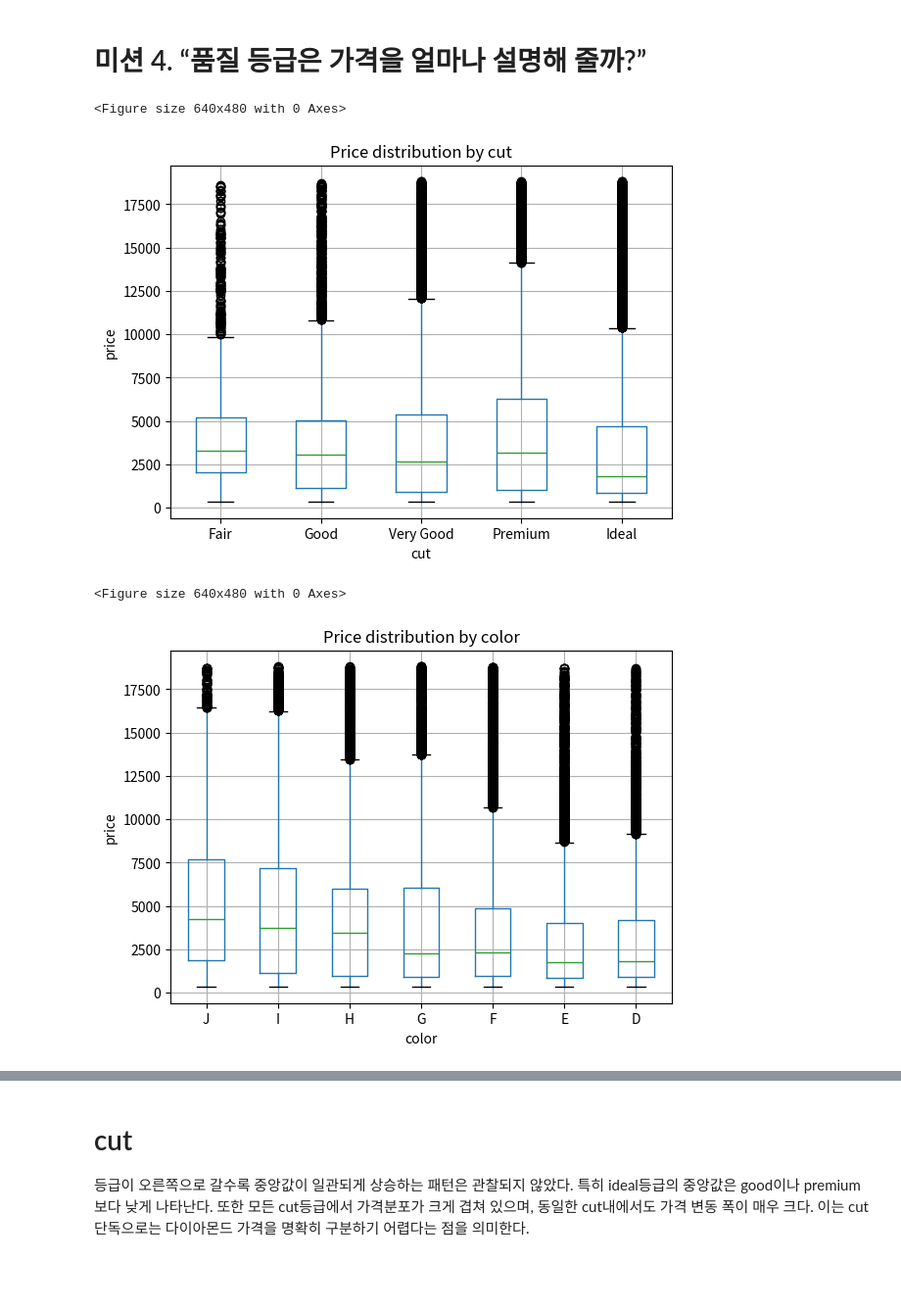
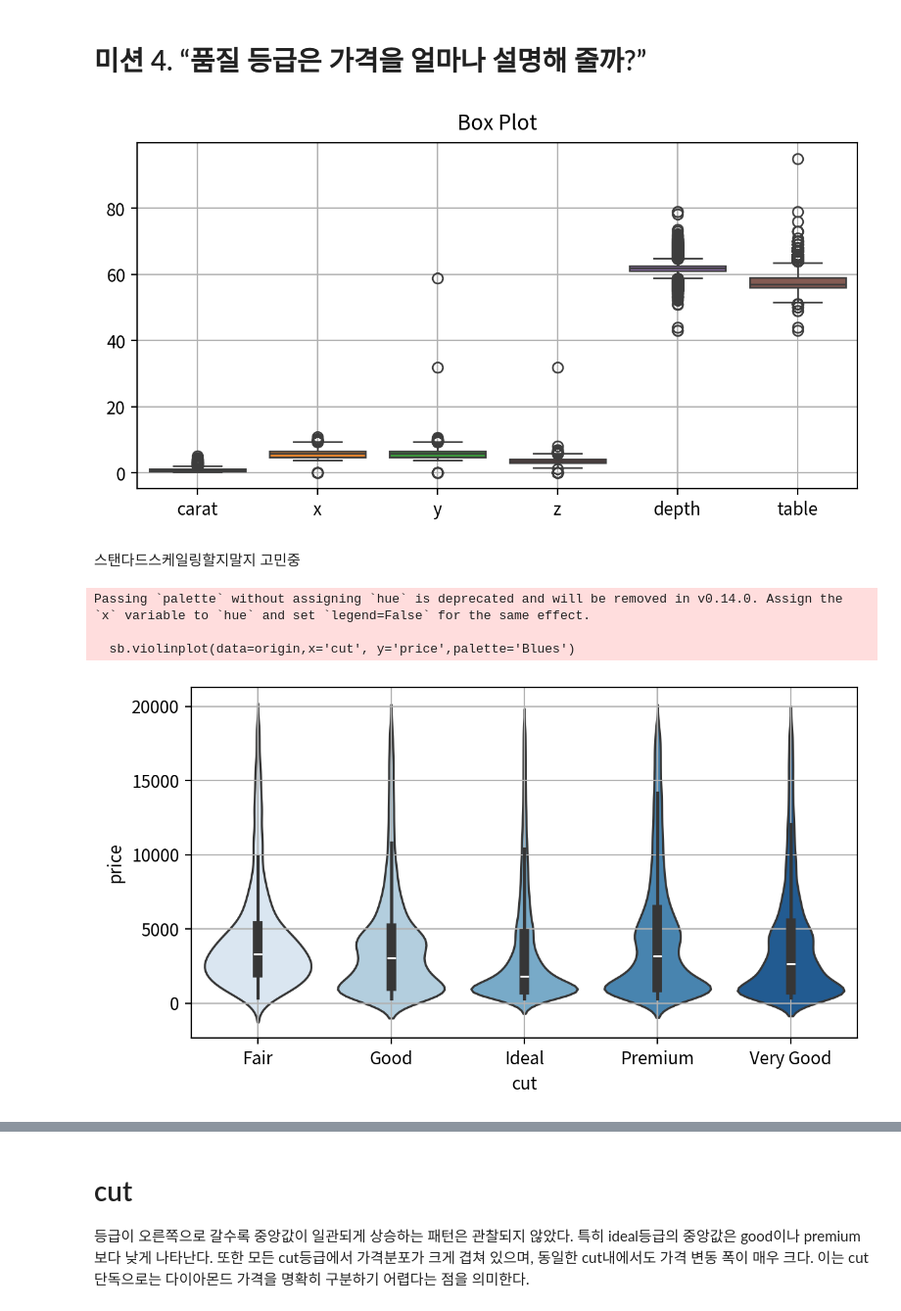
Before and after one commit to jyhong0207-netizen/python-study, a Jupyter notebook: DATA ANALYSIS BASIC/다이아몬드 과제.ipynb, the cells around one changed output, grey strips where cells are left out. Shown at 98% size. Saved outputs shown, nothing was run; the diff lists cells and outputs as text; code cells hidden in the pictures; blank space fills up the shorter version.

```diff
--- a/DATA ANALYSIS BASIC/다이아몬드 과제.ipynb
+++ b/DATA ANALYSIS BASIC/다이아몬드 과제.ipynb
@@ -86,0 +109,4 @@ dtype: int64
+# %%
+origin['cut'] = origin['cut'].astype('category')
+origin['color'] = origin['color'].astype('category')
+origin['clarity'] = origin['clarity'].astype('category')
@@ -86,0 +133,3 @@ dtype: int64
+# %%
+origin_idx = origin.set_index('price')
+origin_idx
@@ -482,26 +504,42 @@ df["log_carat"].hist(bins=50)
 # %% [markdown]
 #  미션 4. “품질 등급은 가격을 얼마나 설명해 줄까?”
 # %%
+width_px = 1280
+height_px = 720
+rows = 1
+cols = 1
+figsize = (width_px/ my_dpi, height_px/ my_dpi)
+fig, ax = plt.subplots(rows, cols, figsize=figsize, dpi= my_dpi)
+
+sb.boxplot(data=origin_idx)
+
+ax.set_title("Box Plot", fontsize=12, pad=8)
+ax.grid(True)
 
 
-plt.figure()
-df.boxplot(column="price", by="cut")
-plt.title("Price distribution by cut")
-plt.suptitle("")  # 자동 제목 제거
-plt.xlabel("cut")
-plt.ylabel("price")
+plt.tight_layout()
 plt.show()
+plt.close()
 # %% [output]
-<Figure size 640x480 with 0 Axes>
-[figure, old version]
+[figure, new version]
+# %% [markdown]
+스탠다드스케일링할지말지 고민중
 # %%
-plt.figure()
-df.boxplot(column="price", by="color")
-plt.title("Price distribution by color")
-plt.suptitle("")
-plt.xlabel("color")
-plt.ylabel("price")
+width_px = 1280
+height_px = 720
+rows = 1
+cols = 1
+figsize = (width_px/ my_dpi, height_px/ my_dpi)
+fig, ax = plt.subplots(rows, cols, figsize=figsize, dpi= my_dpi)
+
+sb.violinplot(data=origin,x='cut', y='price',palette='Blues')
+
+ax.grid(True)
+plt.tight_layout()
 plt.show()
+plt.close()
 # %% [output]
-<Figure size 640x480 with 0 Axes>
+Passing `palette` without assigning `hue` is deprecated and will be removed in v0.14.0. Assign the `x` variable to `hue` and set `legend=False` for the same effect.
+
+  sb.violinplot(data=origin,x='cut', y='price',palette='Blues')
-[figure, old version]
+[figure, new version]
```
Also changed, not shown: parts of 28 cells of this notebook, 3 other files.
